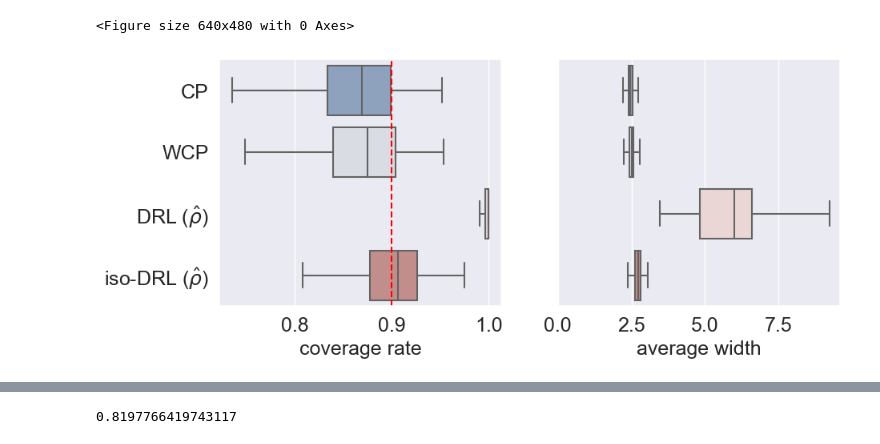
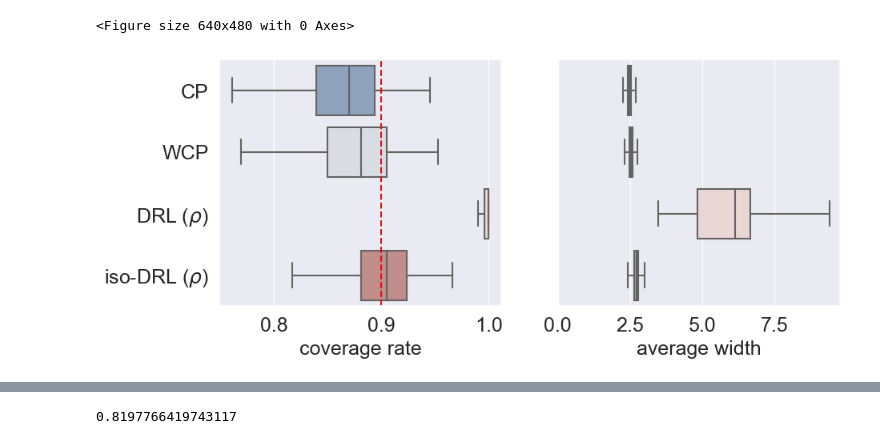
Before and after one commit to yugjerry/iso-DRL, a Jupyter notebook: plot.ipynb, the cells around one changed output, grey strips where cells are left out. Saved outputs shown, nothing was run; the diff lists cells and outputs as text; code cells hidden in the pictures.

```diff
--- a/plot.ipynb
+++ b/plot.ipynb
@@ -254,48 +290,52 @@ setting = "estimated"
 rho_seq = []
 
 f_div = "kl"
-pre_rt = 0.02
+n_pre = 40
 repN = 1000
 
-file_dir1 = './result/result_wine/cov_wine_%s_%s_%s_%s.csv'% (repN,f_div,pre_rt,setting)
-file_dir2 = './result/result_wine/len_wine_%s_%s_%s_%s.csv'% (repN,f_div,pre_rt,setting)
+# file_dir1 = './result/result_wine/cov_wine_%s_%s_%s_%s.csv'% (repN,f_div,pre_rt,setting)
+# file_dir2 = './result/result_wine/len_wine_%s_%s_%s_%s.csv'% (repN,f_div,pre_rt,setting)
+file_dir1 = './result/result_wine/cov_wine_%s_%s_%s_%s.csv'% (repN,f_div,n_pre,setting)
+file_dir2 = './result/result_wine/len_wine_%s_%s_%s_%s.csv'% (repN,f_div,n_pre,setting)
 df_cov = pd.read_csv(file_dir1)
 df_len = pd.read_csv(file_dir2)
 
 
 plt.figure()
-nam = ['CP', 'WCP', 'DRL (%s)'%(r'$\hat{\rho}$',), 'iso-DRL (%s)'%(r'$\hat{\rho}$',), 'robust']
-nam_ = ['CP', 'WCP', 'robust', 'DRL (%s)'%(r'$\hat{\rho}$',), 'iso-DRL (%s)'%(r'$\hat{\rho}$',)]
+# nam = ['CP', 'WCP', 'DRL (%s)'%(r'$\hat{\rho}$',), 'iso-DRL (%s)'%(r'$\hat{\rho}$',), 'robust']
+# nam_ = ['CP', 'WCP', 'robust', 'DRL (%s)'%(r'$\hat{\rho}$',), 'iso-DRL (%s)'%(r'$\hat{\rho}$',)]
+nam = ['CP', 'WCP', 'DRL (%s)'%(r'$\rho$',), 'iso-DRL (%s)'%(r'$\rho$',), 'robust']
+nam_ = ['CP', 'WCP', 'robust', 'DRL (%s)'%(r'$\rho$',), 'iso-DRL (%s)'%(r'$\rho$',)]
 df_cov.columns = nam
 df_len.columns = nam
 df_cov = df_cov[nam_]
 df_len = df_len[nam_]
 
 df_cov = df_cov.drop(['robust'], axis=1)
 df_len = df_len.drop(['robust'], axis=1)
 
 # df_cov = df_cov.drop([nam[3]], axis=1)
 # df_len = df_len.drop([nam[3]], axis=1)
 
 df_melt = pd.melt(df_cov)
 df_melt.columns = ['', 'coverage rate']
 df_len_melt = pd.melt(df_len)
 df_len_melt.columns = ['', 'average width']
 
 fig, ax = plt.subplots(1,2,figsize=(10,4))
-plot_dir = './plot/res_wine_%s_%s_%s_%s_%s.pdf'%(repN,f_div,pre_rt,setting,df_cov.shape[1])
+plot_dir = './plot/res_wine_%s_%s_%s_%s_%s.pdf'%(repN,f_div,n_pre,setting,df_cov.shape[1])
 
 b0 = sns.boxplot(x='coverage rate',y='',data=df_melt,ax=ax[0],showfliers=False,palette="vlag")
 ax[0].axvline(x=1-alpha, c='red', linestyle='--')
 
 b1 = sns.boxplot(x='average width',y='',data=df_len_melt,ax=ax[1],showfliers=False,palette="vlag")
 b1.set(yticklabels=[])
 df_len_ = df_len
 df_len_ = df_len_.replace({np.inf: df_len_[np.isfinite(df_len_)].max().max(),
                            -np.inf: df_len_[np.isfinite(df_len_)].min().min()})
 ax[1].set_xlim(left=0)
 plt.savefig(plot_dir, bbox_inches='tight')
 # %% [output]
 <Figure size 640x480 with 0 Axes>
-[figure, old version]
+[figure, new version]
 # %%
```
Also changed, not shown: parts of 8 cells of this notebook, 4 other files.
